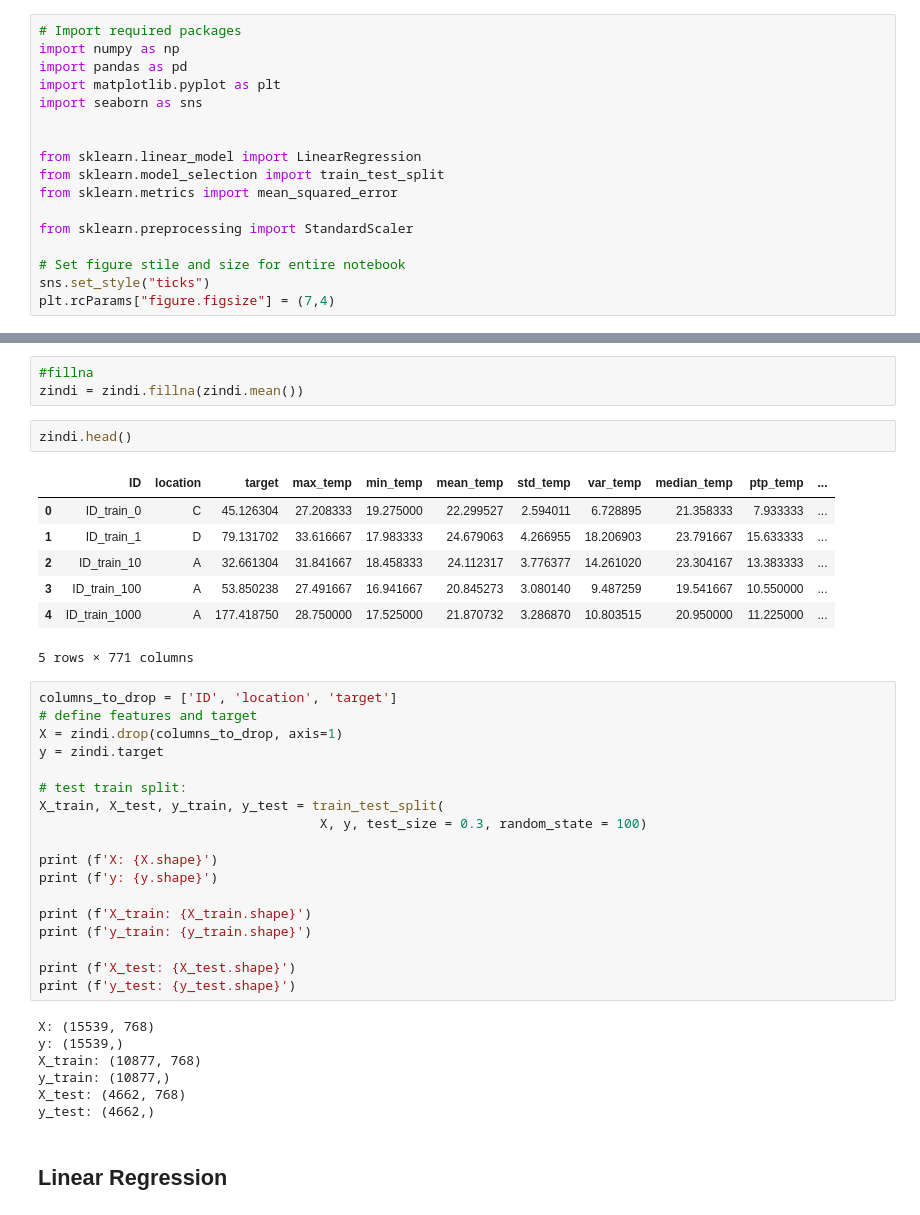
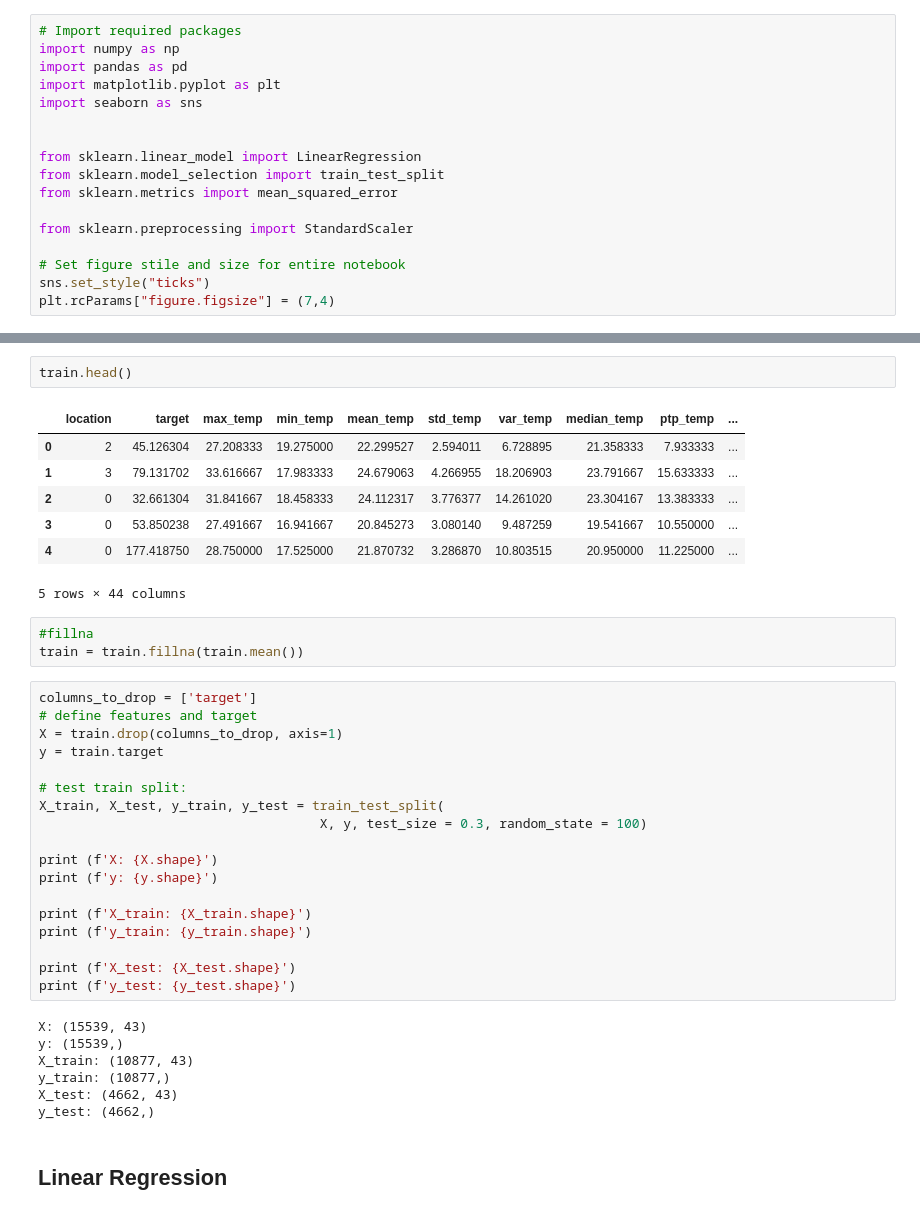
Before and after one commit to sm4rtm4art/airquality, a Jupyter notebook: linear_regression.ipynb, the cells around one changed output, grey strips where cells are left out. Drawn from its saved outputs; the diff is of its cells as text.

```diff
--- a/linear_regression.ipynb
+++ b/linear_regression.ipynb
@@ -24,21 +31,21 @@ zindi.shape
+# %%
+train.head()
+# %% [output]
+|  | location | target | max_temp | min_temp | mean_temp | std_temp | var_temp | median_temp | ptp_temp | ... |
+| 0 | 2 | 45.126304 | 27.208333 | 19.275000 | 22.299527 | 2.594011 | 6.728895 | 21.358333 | 7.933333 | ... |
+| 1 | 3 | 79.131702 | 33.616667 | 17.983333 | 24.679063 | 4.266955 | 18.206903 | 23.791667 | 15.633333 | ... |
+| 2 | 0 | 32.661304 | 31.841667 | 18.458333 | 24.112317 | 3.776377 | 14.261020 | 23.304167 | 13.383333 | ... |
+| 3 | 0 | 53.850238 | 27.491667 | 16.941667 | 20.845273 | 3.080140 | 9.487259 | 19.541667 | 10.550000 | ... |
+| 4 | 0 | 177.418750 | 28.750000 | 17.525000 | 21.870732 | 3.286870 | 10.803515 | 20.950000 | 11.225000 | ... |
+5 rows × 44 columns
 # %%
 #fillna
-zindi = zindi.fillna(zindi.mean())
+train = train.fillna(train.mean())
-# %%
-zindi.head()
-# %% [output]
-|  | ID | location | target | max_temp | min_temp | mean_temp | std_temp | var_temp | median_temp | ptp_temp | ... |
-| 0 | ID_train_0 | C | 45.126304 | 27.208333 | 19.275000 | 22.299527 | 2.594011 | 6.728895 | 21.358333 | 7.933333 | ... |
-| 1 | ID_train_1 | D | 79.131702 | 33.616667 | 17.983333 | 24.679063 | 4.266955 | 18.206903 | 23.791667 | 15.633333 | ... |
-| 2 | ID_train_10 | A | 32.661304 | 31.841667 | 18.458333 | 24.112317 | 3.776377 | 14.261020 | 23.304167 | 13.383333 | ... |
-| 3 | ID_train_100 | A | 53.850238 | 27.491667 | 16.941667 | 20.845273 | 3.080140 | 9.487259 | 19.541667 | 10.550000 | ... |
-| 4 | ID_train_1000 | A | 177.418750 | 28.750000 | 17.525000 | 21.870732 | 3.286870 | 10.803515 | 20.950000 | 11.225000 | ... |
-5 rows × 771 columns
 # %%
-columns_to_drop = ['ID', 'location', 'target']
+columns_to_drop = ['target']
 # define features and target
-X = zindi.drop(columns_to_drop, axis=1)
-y = zindi.target
+X = train.drop(columns_to_drop, axis=1)
+y = train.target
 
 # test train split:
 X_train, X_test, y_train, y_test = train_test_split(
@@ -53,11 +60,11 @@ print (f'y_train: {y_train.shape}')
 print (f'X_test: {X_test.shape}')
 print (f'y_test: {y_test.shape}')
 # %% [output]
-X: (15539, 768)
+X: (15539, 43)
 y: (15539,)
-X_train: (10877, 768)
+X_train: (10877, 43)
 y_train: (10877,)
-X_test: (4662, 768)
+X_test: (4662, 43)
 y_test: (4662,)
 # %% [markdown]
 ## Linear Regression
```
Also changed, not shown: parts of 13 cells of this notebook, 1 other file.
